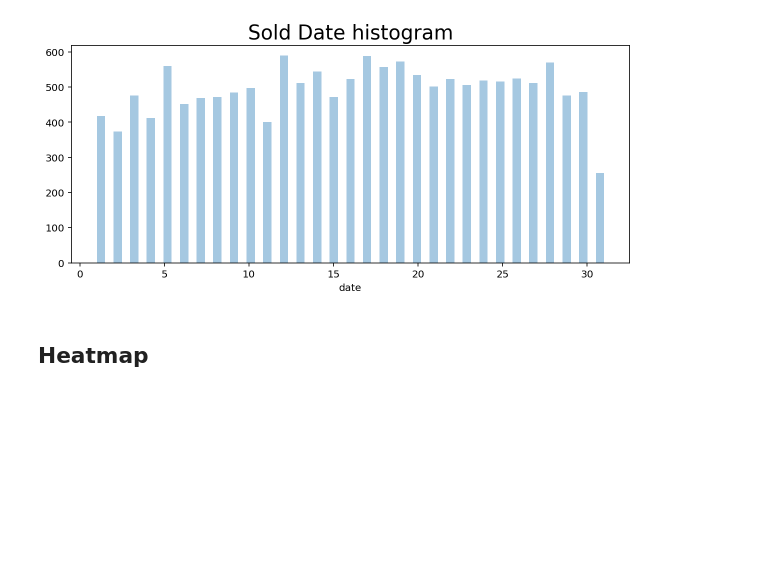
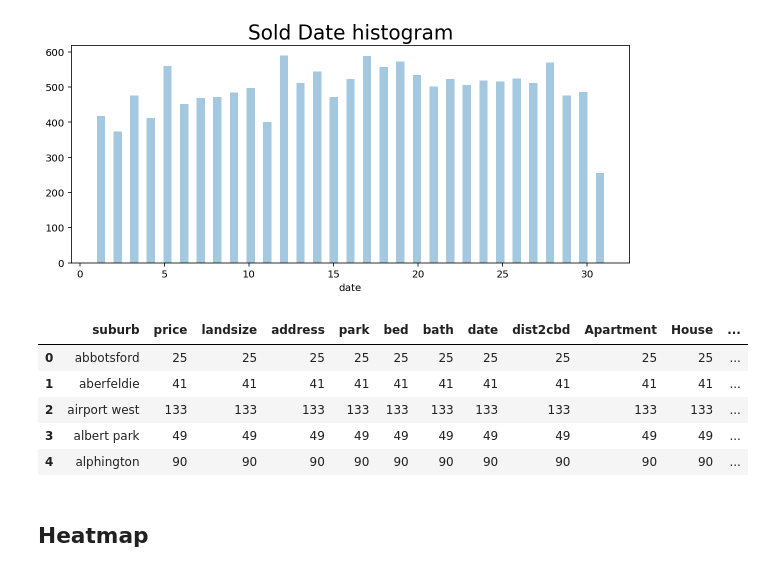
Before and after one commit to alexchen-melbourne/capstone_project, a Jupyter notebook: OHHO.ipynb, the cells around one changed output. Drawn from its saved outputs; the diff is of its cells as text; code cells hidden in the pictures; blank space fills up the shorter version.

Commit message:
add raw data

```diff
--- a/OHHO.ipynb
+++ b/OHHO.ipynb
@@ -304,3 +310,12 @@ ax.set_title('Sold Date histogram', fontdict=fontdict)
 sns.distplot(data.date.dt.day, kde=False, bins=61);
 # %% [output]
 [figure]
+# %%
+data.groupby(by='suburb').count().reset_index().head()
+# %% [output]
+|  | suburb | price | landsize | address | park | bed | bath | date | dist2cbd | Apartment | House | ... |
+| 0 | abbotsford | 25 | 25 | 25 | 25 | 25 | 25 | 25 | 25 | 25 | 25 | ... |
+| 1 | aberfeldie | 41 | 41 | 41 | 41 | 41 | 41 | 41 | 41 | 41 | 41 | ... |
+| 2 | airport west | 133 | 133 | 133 | 133 | 133 | 133 | 133 | 133 | 133 | 133 | ... |
+| 3 | albert park | 49 | 49 | 49 | 49 | 49 | 49 | 49 | 49 | 49 | 49 | ... |
+| 4 | alphington | 90 | 90 | 90 | 90 | 90 | 90 | 90 | 90 | 90 | 90 | ... |
```
Also changed, not shown: parts of 8 cells of this notebook, 3 other files.
